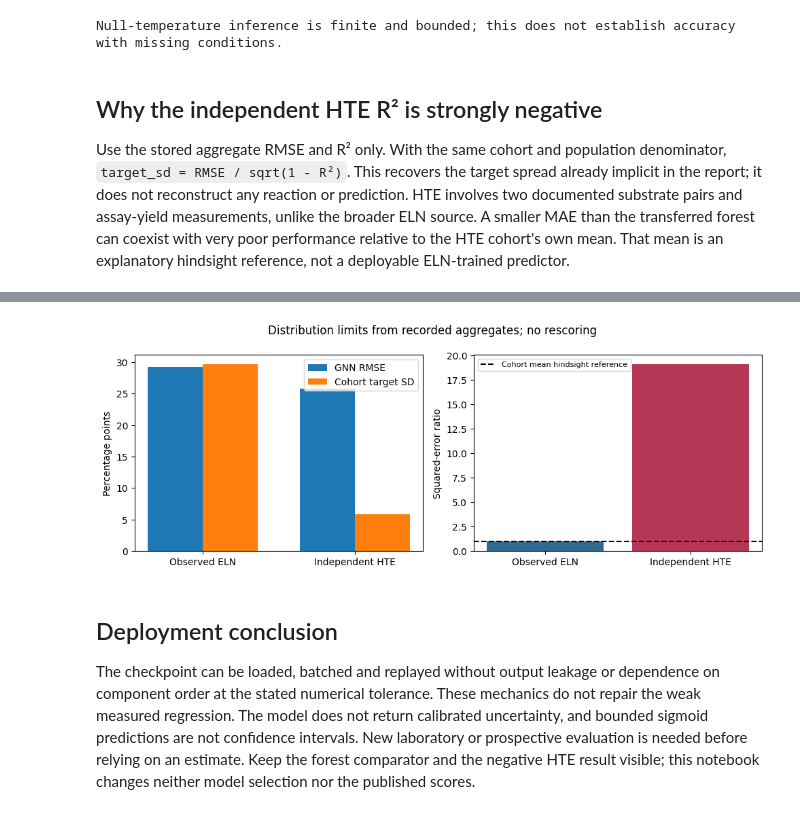
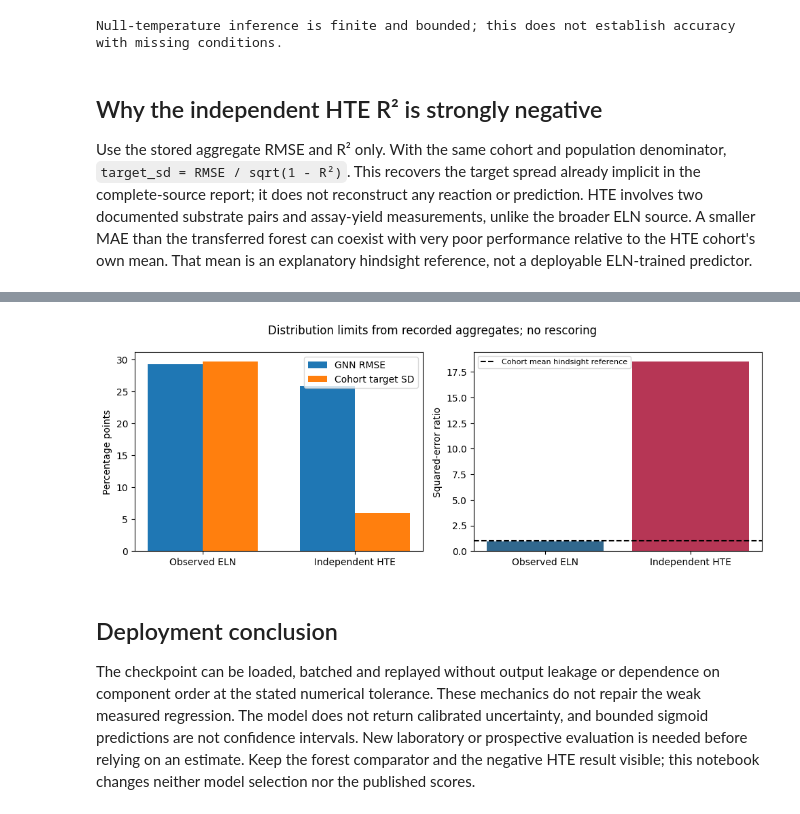
Before and after one commit to Ayano123587/reaction-yield-gnn, a Jupyter notebook: notebooks/04_checkpoint_deployment_and_transfer_limits.ipynb, the cells around one changed output, grey strips where cells are left out. Cells and saved outputs as stored; diff of their text form; code cells hidden in the pictures.

```diff
--- a/notebooks/04_checkpoint_deployment_and_transfer_limits.ipynb
+++ b/notebooks/04_checkpoint_deployment_and_transfer_limits.ipynb
@@ -155,9 +156,9 @@ Null-temperature inference is finite and bounded; this does not establish accura
 # %% [markdown]
 ## Why the independent HTE R² is strongly negative
 
-Use the stored aggregate RMSE and R² only. With the same cohort and population denominator, `target_sd = RMSE / sqrt(1 - R²)`. This recovers the target spread already implicit in the report; it does not reconstruct any reaction or prediction. HTE involves two documented substrate pairs and assay-yield measurements, unlike the broader ELN source. A smaller MAE than the transferred forest can coexist with very poor performance relative to the HTE cohort's own mean. That mean is an explanatory hindsight reference, not a deployable ELN-trained predictor.
+Use the stored aggregate RMSE and R² only. With the same cohort and population denominator, `target_sd = RMSE / sqrt(1 - R²)`. This recovers the target spread already implicit in the complete-source report; it does not reconstruct any reaction or prediction. HTE involves two documented substrate pairs and assay-yield measurements, unlike the broader ELN source. A smaller MAE than the transferred forest can coexist with very poor performance relative to the HTE cohort's own mean. That mean is an explanatory hindsight reference, not a deployable ELN-trained predictor.
 # %%
-hte = json.loads((ROOT / 'docs/loss-v4/HTE-transfer-results.json').read_text())
+hte = json.loads((ROOT / 'docs/full-hte/results.json').read_text())
 rows = []
 for cohort, report in [('Observed ELN', release['test_gnn']), ('Independent HTE', hte['gnn'])]:
     sd = report['rmse_percentage_points'] / np.sqrt(1-report['r2'])
@@ -189,4 +190,4 @@ plt.show()
-[figure, old version]
+[figure, new version]
 # %% [markdown]
 ## Deployment conclusion
 
```
Also changed, not shown: parts of 3 cells of this notebook, 41 other files.
